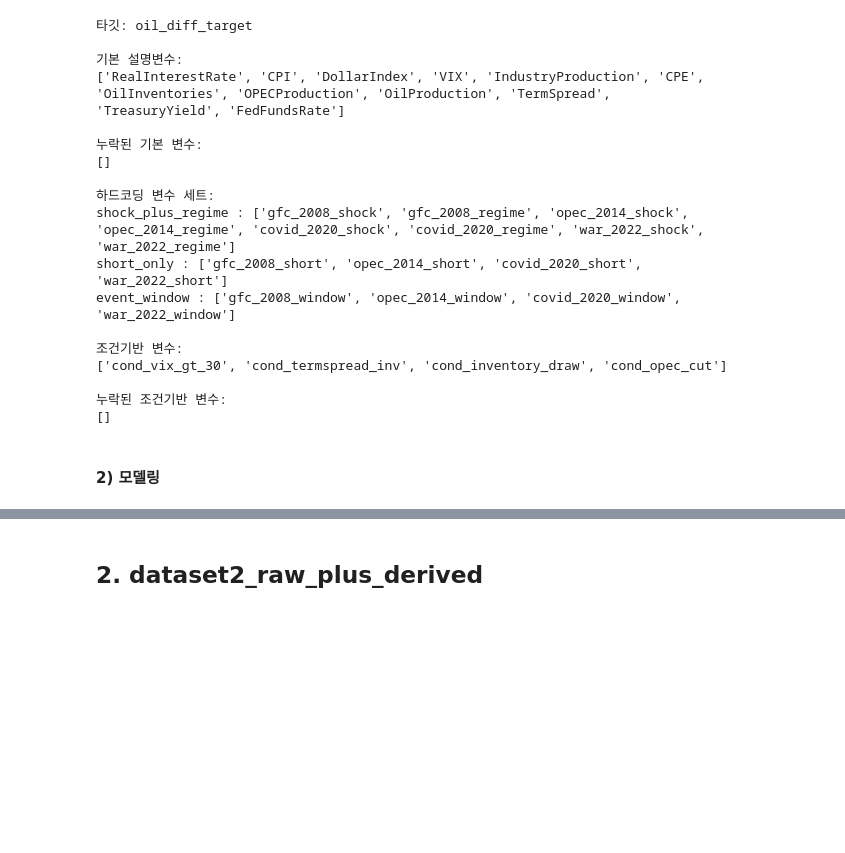
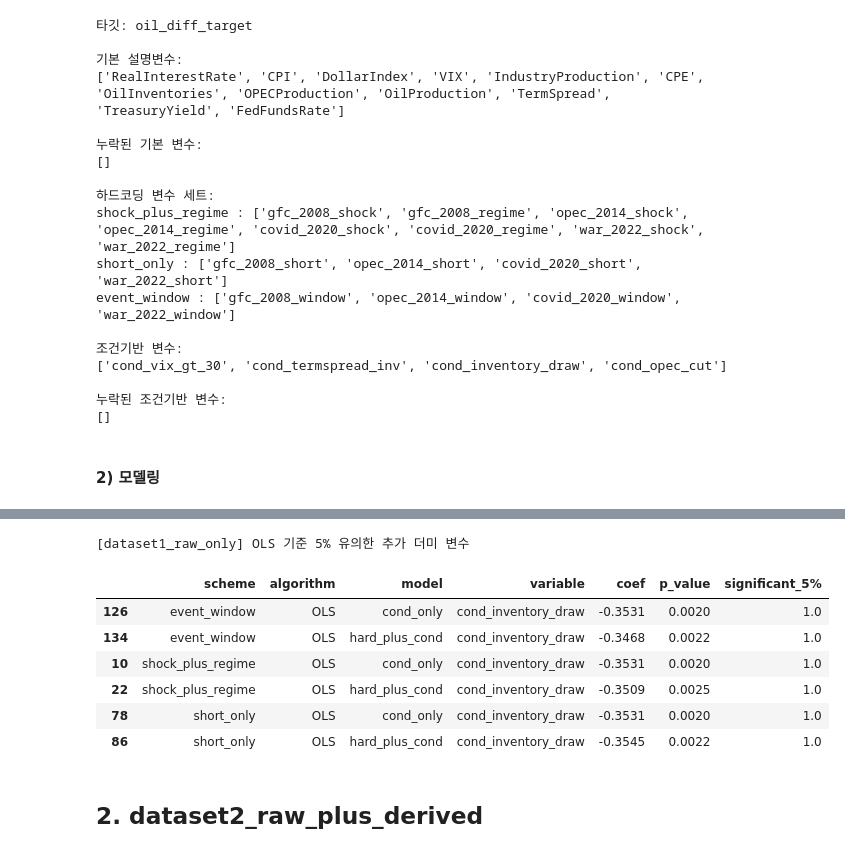
Before and after one commit to choosooa/BAF-26-1-finance_2, a Jupyter notebook: src/Event_dummy_variable.ipynb, the cells around one changed output, grey strips where cells are left out. Saved outputs shown, nothing was run; the diff lists cells and outputs as text; code cells hidden in the pictures; blank space fills up the shorter version.

```diff
--- a/src/Event_dummy_variable.ipynb
+++ b/src/Event_dummy_variable.ipynb
@@ -1017,3 +1416,18 @@ display(coef_result_1)
+# %%
+# 4-5. OLS 기준 5% 유의한 추가 더미 변수
+sig_coef_1 = show_significant_ols_dummies(
+    coef_compare=coef_result_1,
+    dataset_name=dataset_name_1
+)
+# %% [output]
+[dataset1_raw_only] OLS 기준 5% 유의한 추가 더미 변수
+|  | scheme | algorithm | model | variable | coef | p_value | significant_5% |
+| 126 | event_window | OLS | cond_only | cond_inventory_draw | -0.3531 | 0.0020 | 1.0 |
+| 134 | event_window | OLS | hard_plus_cond | cond_inventory_draw | -0.3468 | 0.0022 | 1.0 |
+| 10 | shock_plus_regime | OLS | cond_only | cond_inventory_draw | -0.3531 | 0.0020 | 1.0 |
+| 22 | shock_plus_regime | OLS | hard_plus_cond | cond_inventory_draw | -0.3509 | 0.0025 | 1.0 |
+| 78 | short_only | OLS | cond_only | cond_inventory_draw | -0.3531 | 0.0020 | 1.0 |
+| 86 | short_only | OLS | hard_plus_cond | cond_inventory_draw | -0.3545 | 0.0022 | 1.0 |
 # %% [markdown]
 ## 2. dataset2_raw_plus_derived
 # %% [markdown]
```
Also changed, not shown: parts of 18 cells of this notebook.
